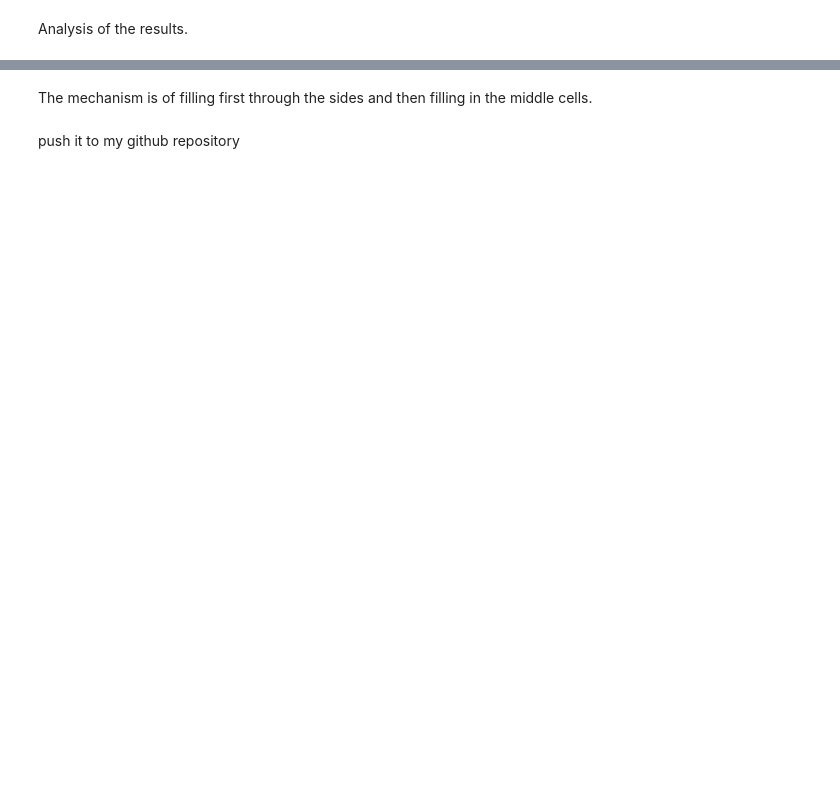
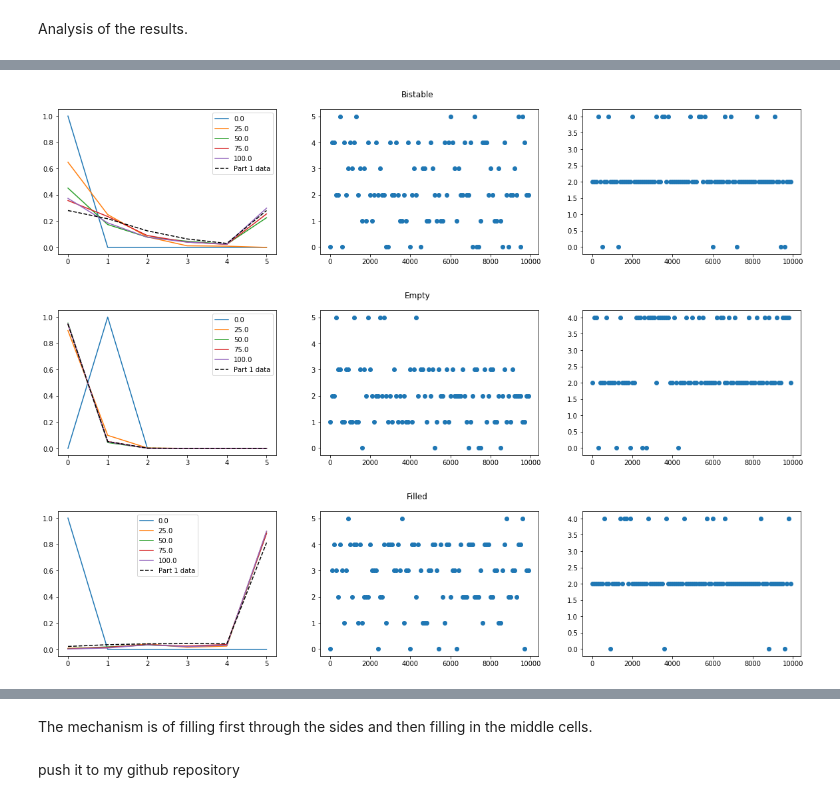
Before and after one commit to martagonzalvo/che164, a Jupyter notebook: 164Project_v2.ipynb, the cells around one changed output, grey strips where cells are left out. Drawn from its saved outputs; the diff is of its cells as text; code cells hidden in the pictures; blank space fills up the shorter version.

```diff
--- a/164Project_v2.ipynb
+++ b/164Project_v2.ipynb
@@ -756,12 +896,12 @@ fig, (ax1, ax2, ax3) = plt.subplots(1, 3, figsize=(20,4));
 
 
 #plt.subplots()
-times = np.linspace(0,len(prob_rt)/100, 5)
+times = np.linspace(0,len(prob_bist)/100, 5)
 
 for t in times:
-    ax1.plot(macrostates, prob_rt[int(t)], label='{}'.format(t))
+    ax1.plot(macrostates, prob_bist[int(t)], label='{}'.format(t));
 
-ax1.plot(macrostates, all_probs(J_rt/10, J_rt), label='Part 1 data')
+ax1.plot(macrostates, all_probs(J_rt/10, J_rt), label='Part 1 data');
 
 #ax1.xlabel('N');
 #ax1.ylabel('P(N)');
@@ -772,7 +912,7 @@ ax1.legend();
 
 # OCCUPATION NUMBER
 #.subplot()
-ax2.scatter(range(len(info_rt[0]))[::100], info_rt[0][::100])
+ax2.scatter(range(len(info_bist[0]))[::100], info_bist[0][::100]);
 
 #ax2.xlabel('t');
 #ax2.ylabel('N');
@@ -782,10 +922,10 @@ ax2.scatter(range(len(info_rt[0]))[::100], info_rt[0][::100])
 
 # NUMBER OF INTERFACES
 #plt.subplot()
-ax3.scatter(range(len(info_rt[1]))[::100], info_rt[1][::100])
+ax3.scatter(range(len(info_bist[1]))[::100], info_bist[1][::100]);
 
 #ax3.xlabel('t');
 #ax3.ylabel('Number of interfaces');
 #ax3.title('Number of interfaces vs time');
-#fig.show()
+#fig.title('bistable')
 # %% [output]
@@ -810 +933,58 @@ array([[False, False, False,  True, False],
+# %%
+# TIME-AVERAGE PROBABILITY
+a = 'Bistable'
+
+fig, (ax1, ax2, ax3) = plt.subplots(1, 3, figsize=(20,4));
+times = np.linspace(0,len(prob_bist)/100, 5)
+
+for t in times:
+    ax1.plot(macrostates, prob_bist[int(t)], label='{}'.format(t));
+
+ax1.plot(macrostates, all_probs(eps_bist, J_rt), color='black',  linestyle= '--', label='Part 1 data');
+
+ax1.legend();
+# OCCUPATION NUMBER
+ax2.scatter(range(len(info_bist[0]))[::100], info_bist[0][::100]);
+# NUMBER OF INTERFACES
+ax3.scatter(range(len(info_bist[1]))[::100], info_bist[1][::100]);
+fig.suptitle('Bistable');
+
+# TIME-AVERAGE PROBABILITY
+b = 'Empty'
+
+fig, (ax1, ax2, ax3) = plt.subplots(1, 3, figsize=(20,4));
+times = np.linspace(0,len(prob_empty)/100, 5)
+
+for t in times:
+    ax1.plot(macrostates, prob_empty[int(t)], label='{}'.format(t));
+
+ax1.plot(macrostates, all_probs(eps_empty, J_rt), color='black',  linestyle= '--', label='Part 1 data');
+
+ax1.legend();
+# OCCUPATION NUMBER
+ax2.scatter(range(len(info_empty[0]))[::100], info_empty[0][::100]);
+# NUMBER OF INTERFACES
+ax3.scatter(range(len(info_empty[1]))[::100], info_empty[1][::100]);
+fig.suptitle('Empty');
+
+c = 'Filled'
+
+fig, (ax1, ax2, ax3) = plt.subplots(1, 3, figsize=(20,4));
+times = np.linspace(0,len(prob_filled)/100, 5)
+
+for t in times:
+    ax1.plot(macrostates, prob_filled[int(t)], label='{}'.format(t));
+
+ax1.plot(macrostates, all_probs(eps_filled, J_rt), color='black',  linestyle='--', label='Part 1 data');
+
+ax1.legend();
+# OCCUPATION NUMBER
+ax2.scatter(range(len(info_filled[0]))[::100], info_filled[0][::100]);
+# NUMBER OF INTERFACES
+ax3.scatter(range(len(info_filled[1]))[::100], info_filled[1][::100]);
+fig.suptitle('Filled');
+# %% [output]
+[figure, added]
+[figure, added]
+[figure, added]
 # %%
```
Also changed, not shown: parts of 33 cells of this notebook, 1 other file.
